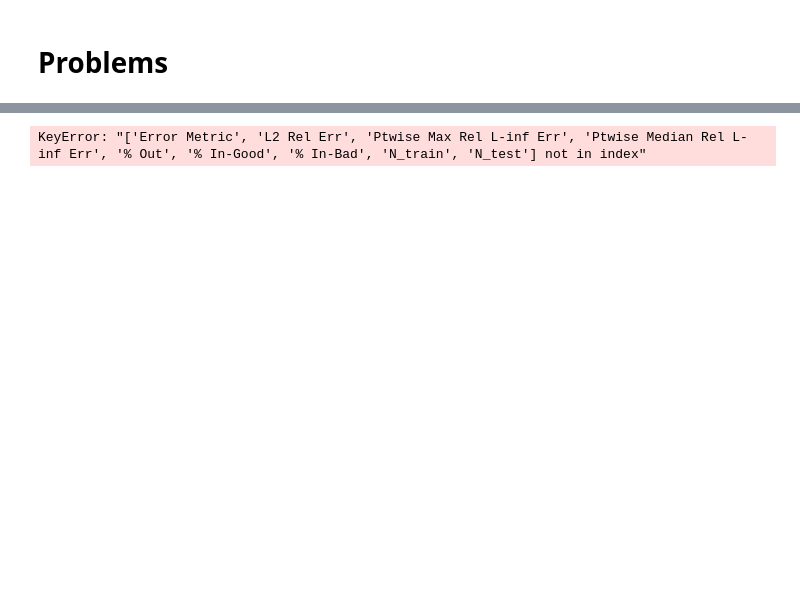
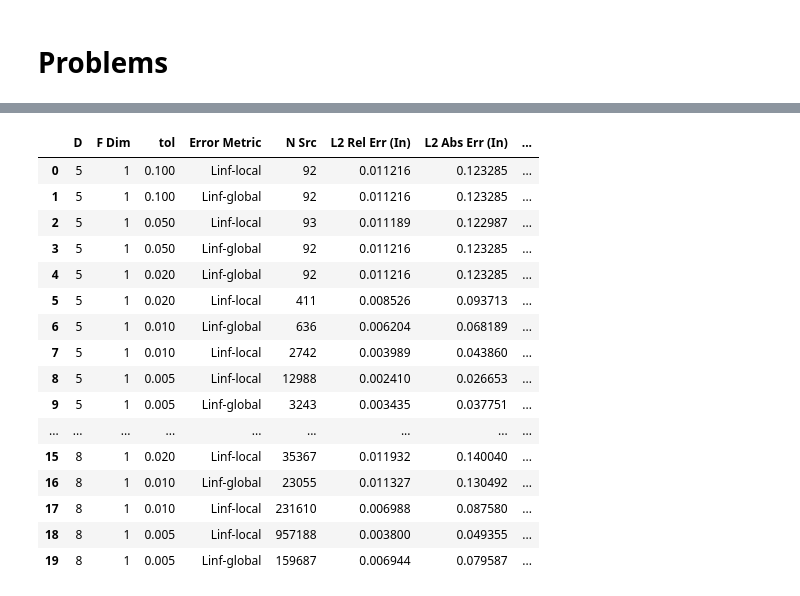
Before and after one commit to ut-padas/affini, a Jupyter notebook: ics26_eda.ipynb, the cells around one changed output, grey strips where cells are left out. Drawn from its saved outputs; the diff is of its cells as text; code cells hidden in the pictures; blank space fills up the shorter version.

```diff
--- a/ics26_eda.ipynb
+++ b/ics26_eda.ipynb
@@ -220,28 +228,49 @@ else:
 # %%
 def get_renamed_df(df):
     rename_cols = {
         "dim": "D",
+        "f_dim": "F Dim",
         "tol": "tol",
         "ERROR_METRIC": "Error Metric",
         "n_clusters": "N Src",
-        "l2_relative_error": "L2 Rel Err",
-        "l2_abs_error": "L2 Abs Err",
-        "ptwise_max_rel_error_linf": "Ptwise Max Rel L-inf Err",
-        "ptwise_median_rel_error_linf": "Ptwise Median Rel L-inf Err",
+        "l2_relative_error": "L2 Rel Err (In)",
+        "l2_abs_error": "L2 Abs Err (In)",
+        "ptwise_max_rel_error_linf": "Ptwise Max Rel L-inf Err (In)",
+        "ptwise_median_rel_error_linf": "Ptwise Median Rel L-inf Err (In)",
+        "out_l2_relative_error": "L2 Rel Err (Out)",
+        "out_l2_abs_error": "L2 Abs Err (Out)",
+        "out_ptwise_max_rel_error_linf": "Ptwise Max Rel L-inf Err (Out)",
+        "out_ptwise_median_rel_error_linf": "Ptwise Median Rel L-inf Err (Out)",
         "perct_out": "% Out",
         "perct_in_good": "% In-Good",
         "perct_in_bad": "% In-Bad",
         "n_train": "N Train",
         "n_test": "N Test",
         "N_INIT_CLUSTERS": "Init Clusters",
         "N_MIN_PER_CLUSTER": "Min Per Cluster",
     }
     df_renamed = df.rename(columns=rename_cols)[list(rename_cols.values())]
     return df_renamed
 
 
 # if "hessian_estimation" in prob_dir.name:
 display(get_renamed_df(df_problem))
 # get_renamed_df(df_problem).to_clipboard(index=False)
 # %% [output]
-KeyError: "['Error Metric', 'L2 Rel Err', 'Ptwise Max Rel L-inf Err', 'Ptwise Median Rel L-inf Err', '% Out', '% In-Good', '% In-Bad', 'N_train', 'N_test'] not in index"
+|  | D | F Dim | tol | Error Metric | N Src | L2 Rel Err (In) | L2 Abs Err (In) | ... |
+| 0 | 5 | 1 | 0.100 | Linf-local | 92 | 0.011216 | 0.123285 | ... |
+| 1 | 5 | 1 | 0.100 | Linf-global | 92 | 0.011216 | 0.123285 | ... |
+| 2 | 5 | 1 | 0.050 | Linf-local | 93 | 0.011189 | 0.122987 | ... |
+| 3 | 5 | 1 | 0.050 | Linf-global | 92 | 0.011216 | 0.123285 | ... |
+| 4 | 5 | 1 | 0.020 | Linf-global | 92 | 0.011216 | 0.123285 | ... |
+| 5 | 5 | 1 | 0.020 | Linf-local | 411 | 0.008526 | 0.093713 | ... |
+| 6 | 5 | 1 | 0.010 | Linf-global | 636 | 0.006204 | 0.068189 | ... |
+| 7 | 5 | 1 | 0.010 | Linf-local | 2742 | 0.003989 | 0.043860 | ... |
+| 8 | 5 | 1 | 0.005 | Linf-local | 12988 | 0.002410 | 0.026653 | ... |
+| 9 | 5 | 1 | 0.005 | Linf-global | 3243 | 0.003435 | 0.037751 | ... |
+| ... | ... | ... | ... | ... | ... | ... | ... | ... |
+| 15 | 8 | 1 | 0.020 | Linf-local | 35367 | 0.011932 | 0.140040 | ... |
+| 16 | 8 | 1 | 0.010 | Linf-global | 23055 | 0.011327 | 0.130492 | ... |
+| 17 | 8 | 1 | 0.010 | Linf-local | 231610 | 0.006988 | 0.087580 | ... |
+| 18 | 8 | 1 | 0.005 | Linf-local | 957188 | 0.003800 | 0.049355 | ... |
+| 19 | 8 | 1 | 0.005 | Linf-global | 159687 | 0.006944 | 0.079587 | ... |
```
Also changed, not shown: parts of 4 cells of this notebook.
